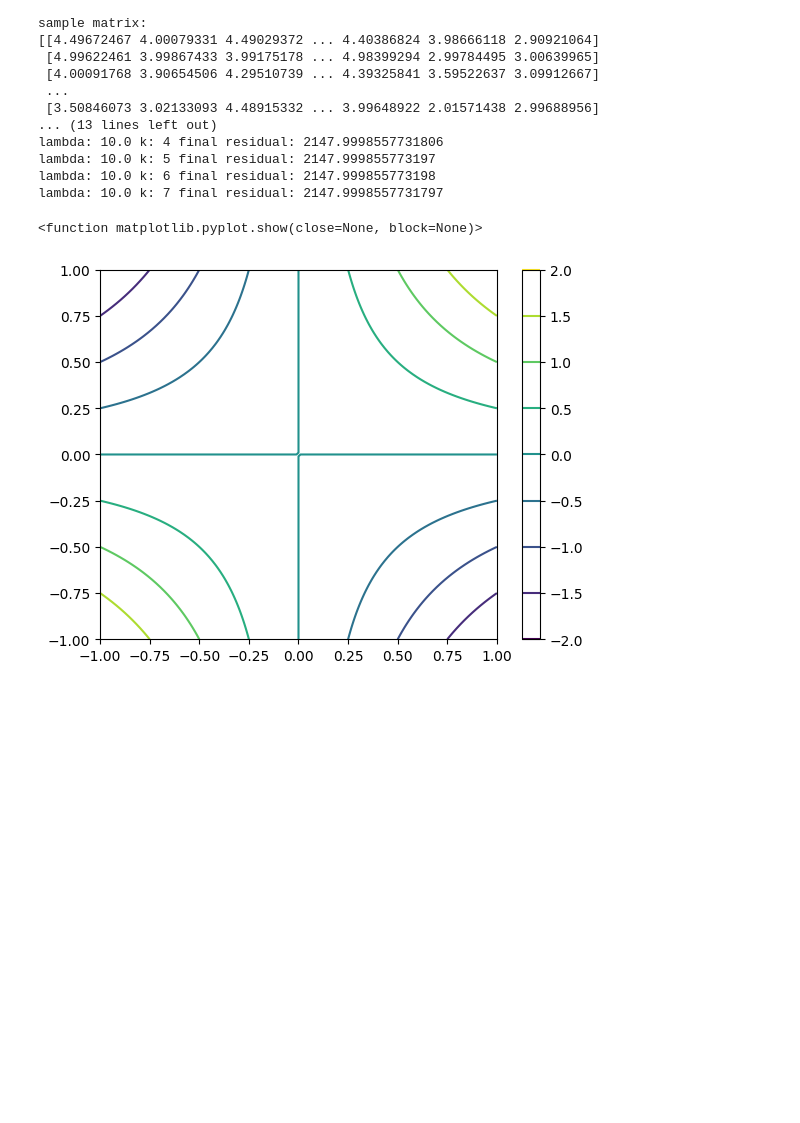
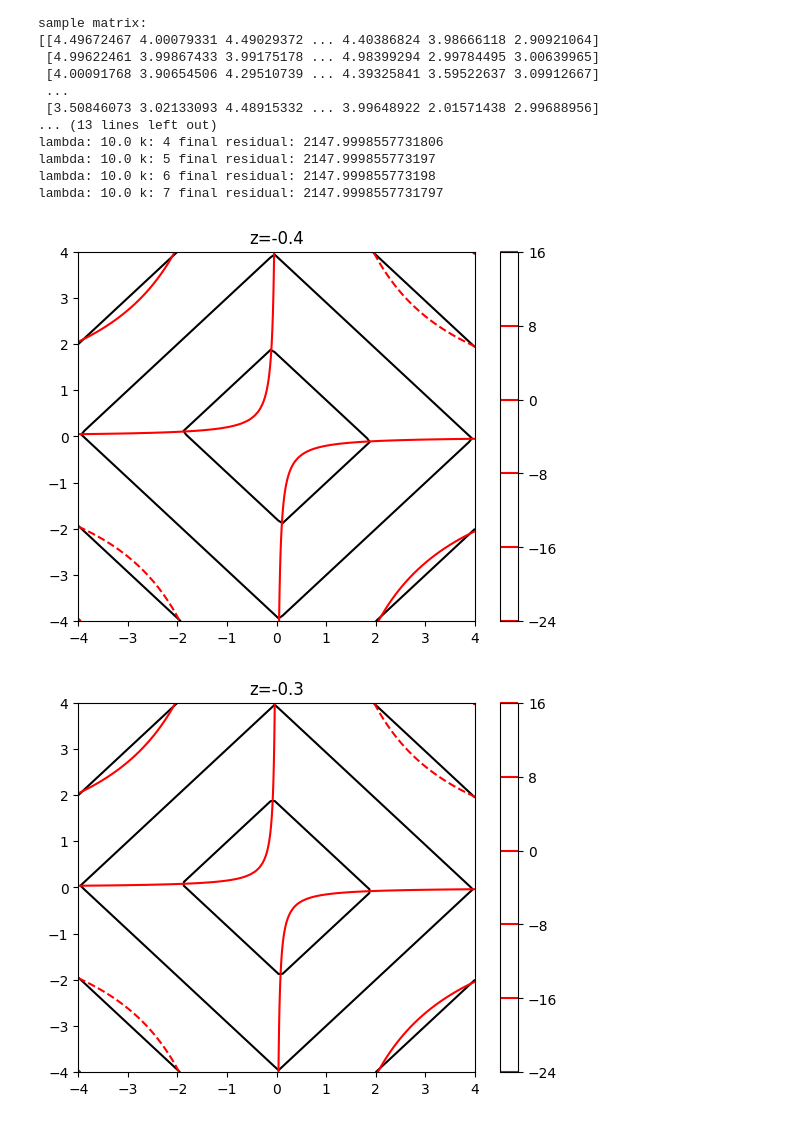
Before and after one commit to apslying/AMSC660, a Jupyter notebook: hw7.ipynb, the cells around one changed output. Drawn from its saved outputs; the diff is of its cells as text; code cells hidden in the pictures; blank space fills up the shorter version.

```diff
--- a/hw7.ipynb
+++ b/hw7.ipynb
@@ -125,24 +125,23 @@ lambda: 10.0 k: 6 final residual: 2147.999855773198
 lambda: 10.0 k: 7 final residual: 2147.9998557731797
 # %%
 #---------------------------------PART 2---------------------------------
-x=np.linspace(-1 , 1,num =100)
-y=np.linspace(-1, 1,num = 100)
+shape=4
+num=100
+x=np.linspace(-shape ,shape,num )
+y=np.linspace(-shape, shape,num )
+z_vec=np.linspace(-0.4, 0.4, 9)
 X, Y = np.meshgrid(x, y)
-# y=np.linspace(-4, 4)
-# z=0.4
-Z = 2*X*Y # for determinant
-# Z=np.linspace(-0.4, 0.4, num=9)
-A=[[0.5, x],
-  [y,0.4]]
-
-
-# det= np.linalg.det(A)
-# norm = np.linalg.norm(A, 'nuc')
-# levels = np.linspace(-0.4, 0.4, num=9)
-plt.contour(X,Y,Z)
-plt.colorbar()
-
-plt.show
+for z in z_vec:
+    plt.figure()
+    det=0.5*z-X*Y
+    A_tensor = np.stack((np.full(X.shape,0.5),X,Y,np.full(X.shape,z)))
+    A_tensor=np.reshape(A_tensor, (2,2, num, num))
+    norm= np.linalg.norm(A_tensor, 'nuc', axis=(0,1))
+    plt.title('z=' + str(round(z, 1)))
+    plt.contour(X,Y,norm, levels=3, colors ='black')
+    plt.contour(X,Y,det, levels=3, colors='red')
+    plt.colorbar()
+    plt.show
 # %% [output]
-<function matplotlib.pyplot.show(close=None, block=None)>
-[figure, old version]
+[figure, new version]
+[figure, added]
```
Also changed, not shown: parts of 1 cell of this notebook.
